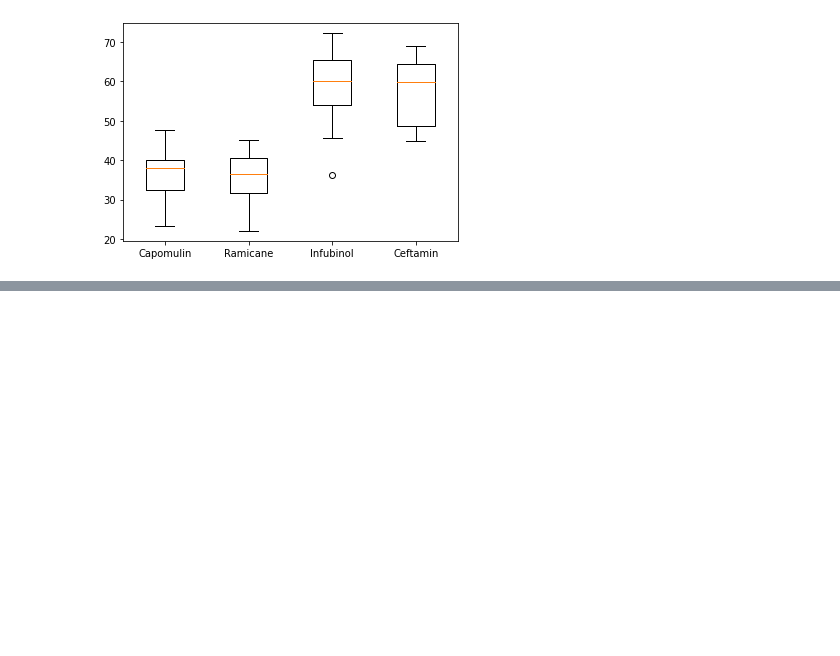
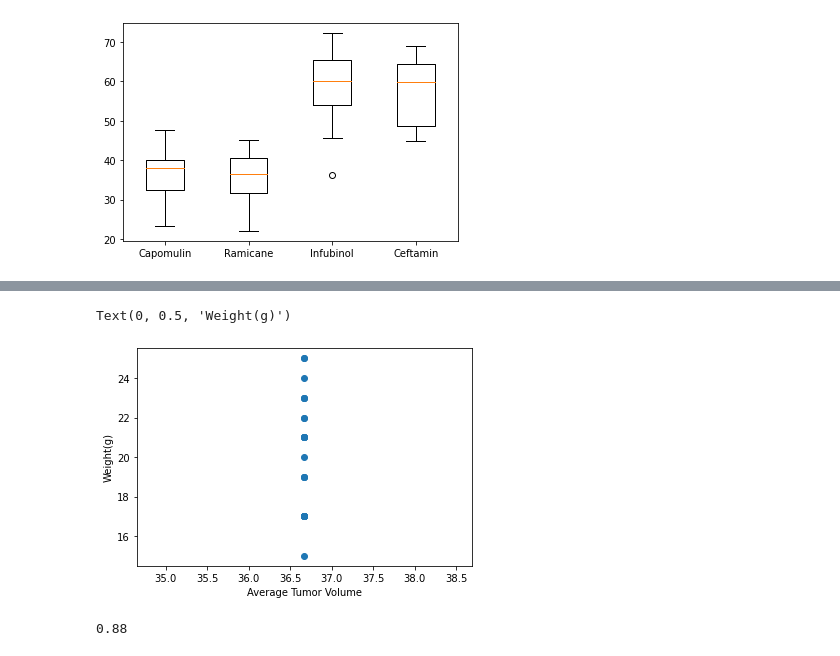
Before and after one commit to write42/matplot-challenge, a Jupyter notebook: pharma-hw.ipynb, the cells around one changed output, grey strips where cells are left out. Drawn from its saved outputs; the diff is of its cells as text; code cells hidden in the pictures; blank space fills up the shorter version.

Commit message:
Linear Regression problem

```diff
--- a/pharma-hw.ipynb
+++ b/pharma-hw.ipynb
@@ -380,0 +383,3 @@ NameError: name 'ax' is not defined
+# %%
+cap_mice = duplicate_mouse_merge[duplicate_mouse_merge["Drug Regimen"]=="Capomulin"]
+cap_mice
@@ -380,0 +404,2 @@ NameError: name 'ax' is not defined
+# %%
+cap_mice_drop = cap_mice.drop(columns=["Sex","Age_months","Metastatic Sites","Timepoint","Mouse ID","Drug Regimen"])
@@ -380,0 +426,3 @@ NameError: name 'ax' is not defined
+# %%
+col = cap_mice_drop.loc[:,"Tumor Volume (mm3)"]
+cap_mice_drop["Average Tumor Volume"] = col.mean()
@@ -380,0 +449,3 @@ NameError: name 'ax' is not defined
+# %%
+cap_mice_final = cap_mice_drop.drop(columns=["Tumor Volume (mm3)"])
+cap_mice_final
@@ -380,0 +470,12 @@ NameError: name 'ax' is not defined
+# %%
+x_values = cap_mice_final["Average Tumor Volume"]
+y_values = cap_mice_final["Weight (g)"]
+(slope, intercept, rvalue, pvalue, stderr) = linregress(x_values,y_values)
+regress_values = x_values * slope + intercept
+plt.scatter(x_values, y_values)
+plt.plot(x_values,regress_values,"r-")
+plt.xlabel("Average Tumor Volume")
+plt.ylabel("Weight(g)")
+# %% [output]
+Text(0, 0.5, 'Weight(g)')
+[figure, added]
@@ -380,0 +486,4 @@ NameError: name 'ax' is not defined
+# %%
+print(round(correlation[0],2))
+# %% [output]
+0.88
```
Also changed, not shown: parts of 10 cells of this notebook.
